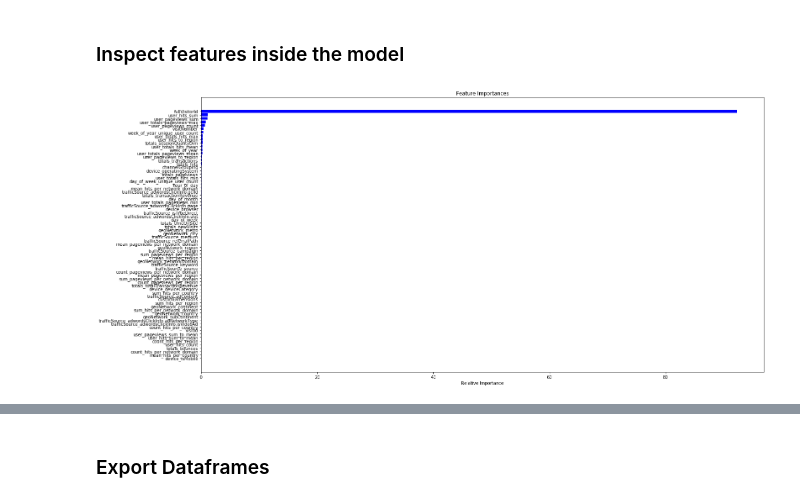
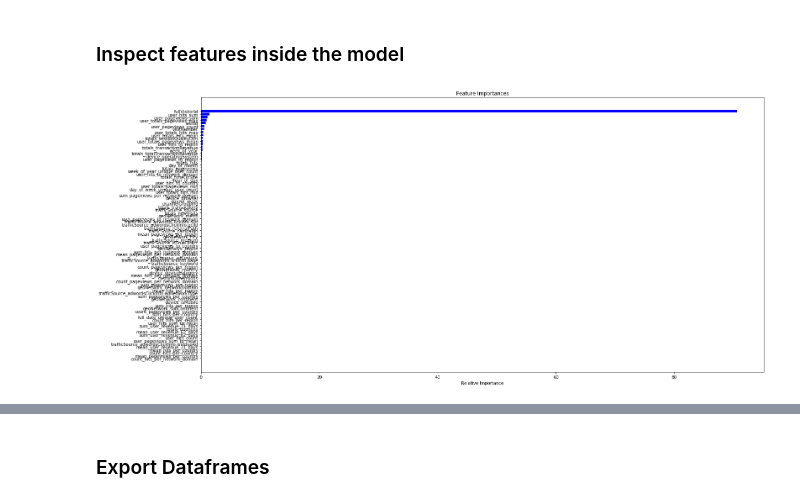
Before and after one commit to TacchinoLeso/GoogleAnalyticsCustomerRevenue, a Jupyter notebook: Version_2/Feature_Engineering_v2_riccardo(4).ipynb, the cells around one changed output, grey strips where cells are left out. Saved outputs shown, nothing was run; the diff lists cells and outputs as text; code cells hidden in the pictures.

```diff
--- a/Version_2/Feature_Engineering_v2_riccardo(4).ipynb
+++ b/Version_2/Feature_Engineering_v2_riccardo(4).ipynb
@@ -270,7 +343,7 @@ bool_features = []
 
 cat_features = ['fullVisitorId',
                 'customDimensions',
-                'visitId',
+#                 'visitId',
                 'channelGrouping',
                 'device_browser',
                 'device_deviceCategory',
@@ -295,24 +368,18 @@ cat_features = ['fullVisitorId',
                 'trafficSource_adwordsClickInfo.slot',
                 'trafficSource_keyword',
                 'trafficSource_referralPath',
-                'trafficSource_campaign',
+                'trafficSource_campaign'
                 #ex booleans
-                'device_isMobile',
-                'trafficSource_isTrueDirect',
-                'trafficSource_adwordsClickInfo.isVideoAd',
-                'totals_bounces',
-                'totals_newVisits',
-                'totals_sessionQualityDim',
-                'totals_timeOnSite',
-                'totals_totalTransactionRevenue',
-                'totals_transactionRevenue',
-                'totals_transactions'
-
+#                 'device_isMobile',
+#                 'trafficSource_isTrueDirect',
+#                 'trafficSource_adwordsClickInfo.isVideoAd',
+#                 'totals_bounces',
+#                 'totals_newVisits'
                ]
 
 for col_name in list(temp_train):
     if col_name not in cat_features and col_name != 'date' and col_name != 'label':
         cont_features.append(col_name)
 
-cont_features
+print(cont_features)
 # %% [output]
@@ -430,17 +480,23 @@ Wall time: 47min 43s
 # %%
 # get features importance ranking
 # the individual importance values for each of the input features
 features = train.columns
 importances = np.asarray(cat.get_feature_importance(pool, fstr_type='FeatureImportance'))
 indices = np.argsort(importances)# top features
 plt.figure(figsize=(24, 12))
 plt.title('Feature Importances')
 plt.barh(range(len(indices)), importances[indices], color='b', align='center')
 plt.yticks(range(len(indices)), [features[i] for i in indices])
 plt.xlabel('Relative Importance')
 plt.show()
+
+for i in train_df.columns:
+    if len(train_df[i].unique()) <= 100:
+        print(i + '\n')
+        print(train_df[i].unique())
+        print('\n')
 # %% [output]
-[figure, old version]
+[figure, new version]
 # %%
 import shap
 
```
Also changed, not shown: parts of 16 cells of this notebook.
